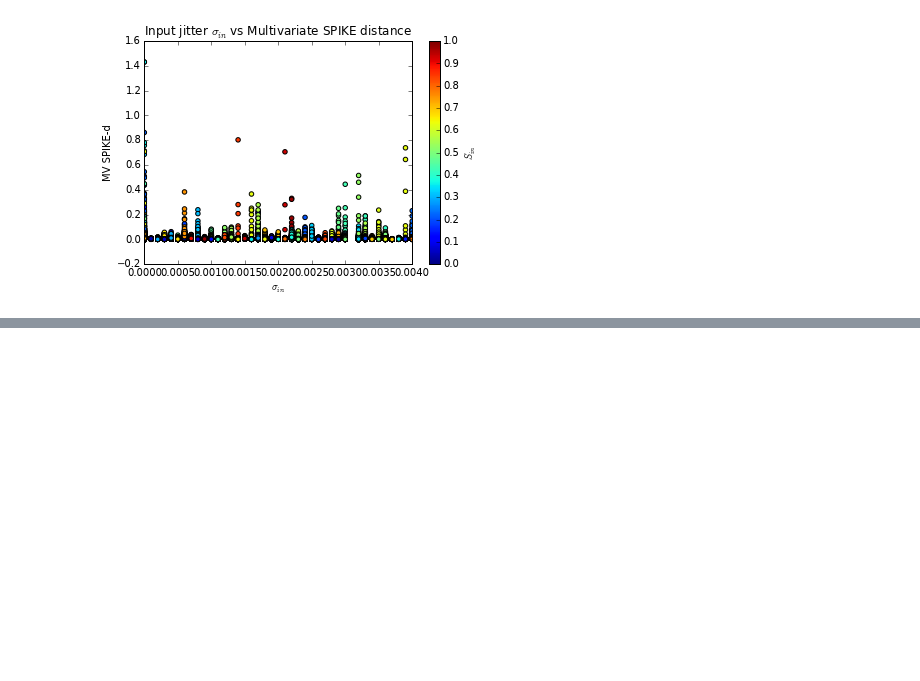
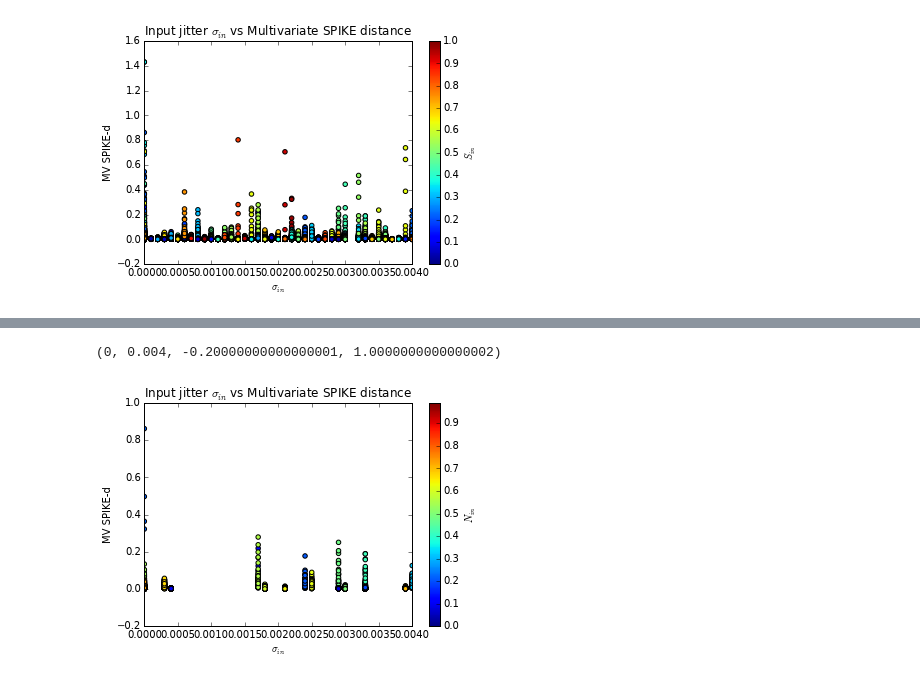
Before and after one commit to achilleas-k/slope-vs-dist-brian, a Jupyter notebook: Simulation data.ipynb, the cells around one changed output, grey strips where cells are left out. Cells and saved outputs as stored; diff of their text form; code cells hidden in the pictures; blank space fills up the shorter version.

```diff
--- a/Simulation data.ipynb
+++ b/Simulation data.ipynb
@@ -677,0 +687,39 @@ axis(xmin=0, xmax=0.004)
+# %%
+kreuz = []
+synchs = []
+jitters = []
+Nin = []
+fin = []
+for conf, res in zip(configs_nj, results_nj):
+    if not (90 < conf["N_in"] < 110):
+        continue
+    kr_t = res["kr_times"]
+    kr_d = res["kr_dists"]
+    spiketimes = res["outspikes"]
+    kreuz.extend(interval_integrals(kr_t, kr_d, spiketimes))
+    jitters.extend(zeros_like(spiketimes)+float(conf["sigma"]))
+    synchs.extend(zeros_like(spiketimes)+conf["S_in"])
+    Nin.extend(zeros_like(spiketimes)+conf["N_in"])
+    fin.extend(zeros_like(spiketimes)+conf["f_in"])
+    inp = float(weight*numin*ratein*0.01)
+for conf, res in zip(configs_j, results_j):
+    if not (90 < conf["N_in"] < 110):
+        continue
+    kr_t = res["kr_times"]
+    kr_d = res["kr_dists"]
+    spiketimes = res["outspikes"]
+    kreuz.extend(interval_integrals(kr_t, kr_d, spiketimes))
+    jitters.extend(zeros_like(spiketimes)+float(conf["sigma"]))
+    synchs.extend(zeros_like(spiketimes)+conf["S_in"])
+    Nin.extend(zeros_like(spiketimes)+conf["N_in"])
+    fin.extend(zeros_like(spiketimes)+conf["f_in"])
+scatter(jitters, kreuz, c=synchs)
+cbar = colorbar()
+title("Input jitter $\sigma_{in}$ vs Multivariate SPIKE distance")
+xlabel("$\sigma_{in}$")
+ylabel("MV SPIKE-d")
+cbar.set_label("$N_{in}$")
+axis(xmin=0, xmax=0.004)
+# %% [output]
+(0, 0.004, -0.20000000000000001, 1.0000000000000002)
+[figure, added]
```
Also changed, not shown: parts of 2 cells of this notebook, 1 other file.
